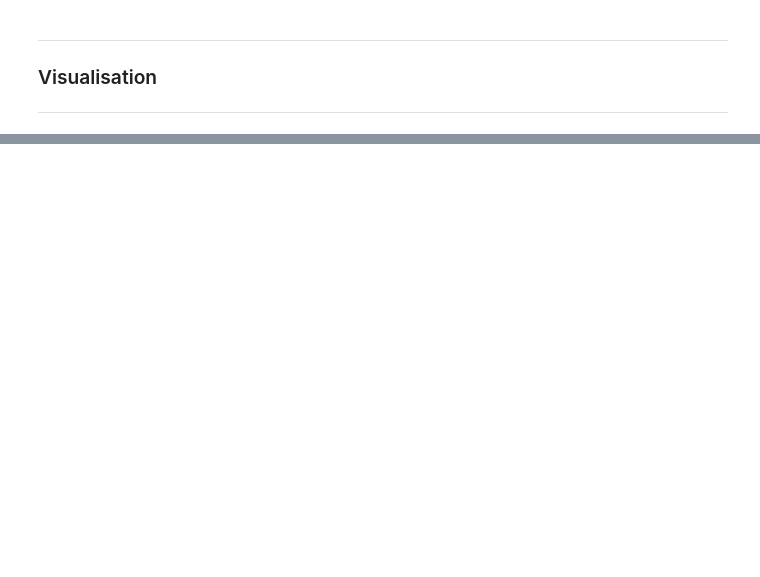
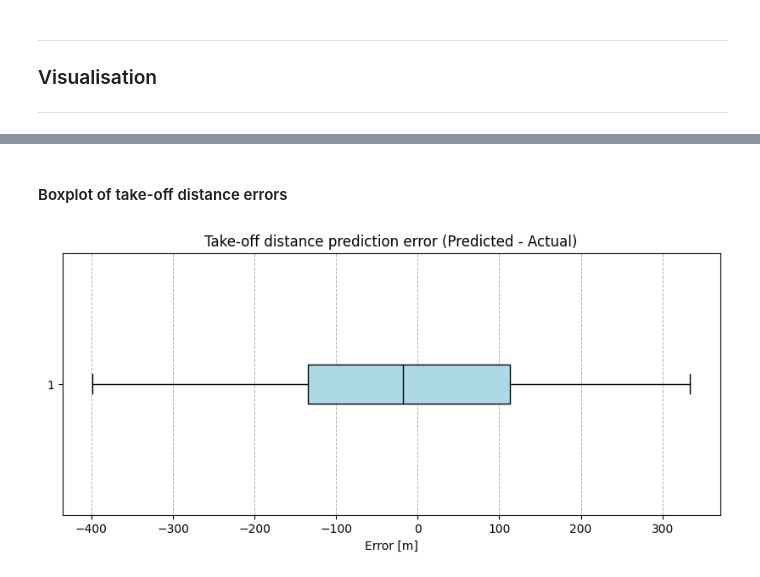
Before and after one commit to krumjan/MT_krum_code, a Jupyter notebook: 03_analysis/04_take_off_distance._prediction.ipynb, the cells around one changed output, grey strips where cells are left out. Cells and saved outputs as stored; diff of their text form; code cells hidden in the pictures; blank space fills up the shorter version.

Commit message:
Finalised take-off distance notebook

```diff
--- a/03_analysis/04_take_off_distance._prediction.ipynb
+++ b/03_analysis/04_take_off_distance._prediction.ipynb
@@ -75,0 +81,3 @@ def calculate_distance(row1, row2):
+# %%
+# To be removed
+t = t.sample(1000)
@@ -186,5 +218,8 @@ for flight in tqdm(t):
 pred_to_dist_m_series = pd.Series(pred_to_dist_m, name="Predicted")
 actual_to_dist_m_series = pd.Series(actual_to_dist_m, name="Actual")
 
-# Calculate the error directly
-error_series = pred_to_dist_m_series - actual_to_dist_m_series
+# Combine series into DataFrame
+df_to = pd.concat([pred_to_dist_m_series, actual_to_dist_m_series], axis=1)
+
+# Calculate the error between predicted and actual take-off distances
+df_to['Error'] = df_to["Predicted"] - df_to["Actual"]
@@ -216,0 +272,23 @@ plt.plot(
+# %% [markdown]
+#### Boxplot of take-off distance errors
+# %%
+# Generate a boxplot of the error series
+plt.figure(figsize=(10, 4))
+plt.boxplot(
+    df_to["Error"],
+    vert=False,
+    patch_artist=True,
+    boxprops=dict(facecolor="lightblue"),
+    medianprops=dict(color="black"),
+    showfliers=False,
+)
+
+# Update plot layout
+plt.title("Take-off distance prediction error (Predicted - Actual)")
+plt.xlabel("Error [m]")
+plt.grid(axis='x', linestyle='--', linewidth=0.7)
+
+# Display the plot
+plt.show()
+# %% [output]
+[figure, added]
```
Also changed, not shown: parts of 11 cells of this notebook.
